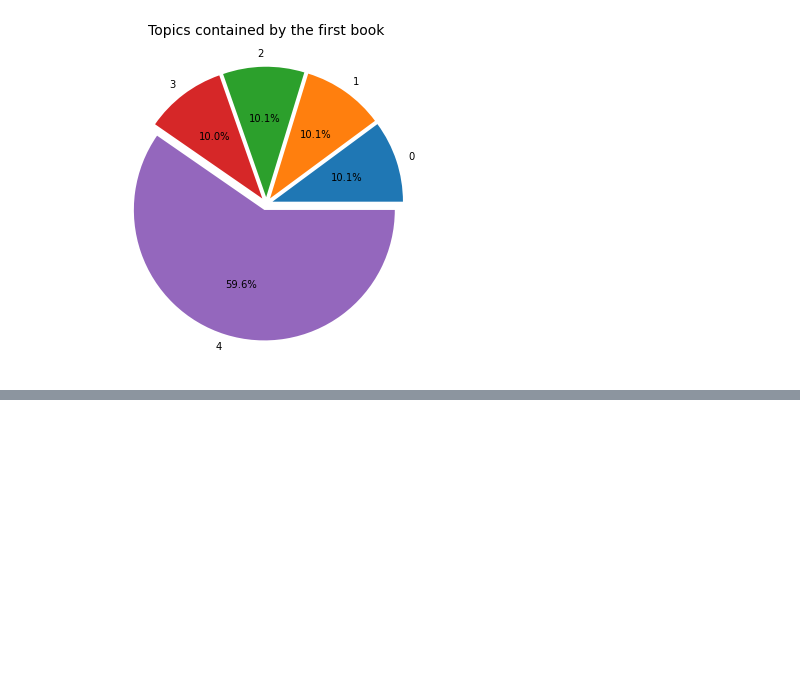
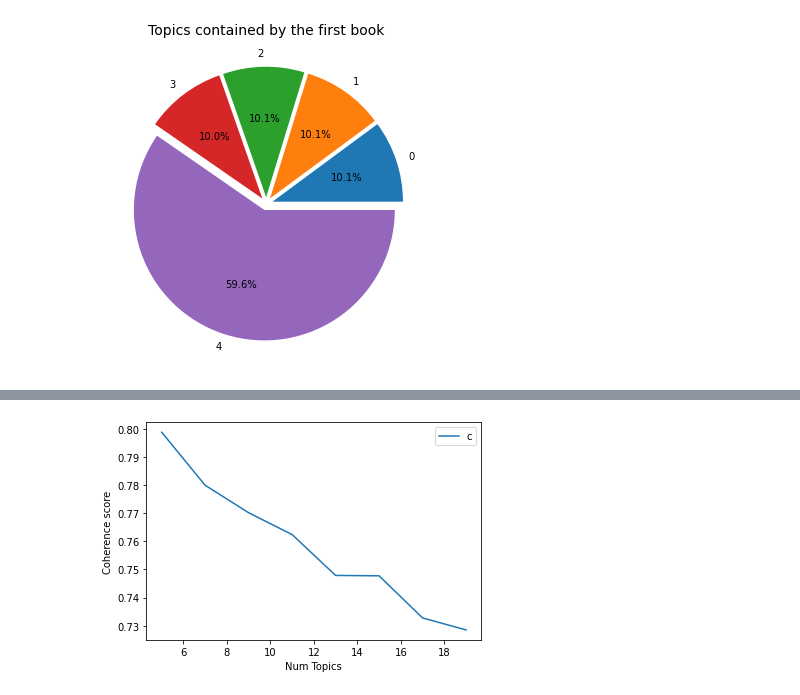
Before and after one commit to alexjercan/dm-lda, a Jupyter notebook: 10_TopicModeling.ipynb, the cells around one changed output, grey strips where cells are left out. Saved outputs shown, nothing was run; the diff lists cells and outputs as text; code cells hidden in the pictures; blank space fills up the shorter version.

```diff
--- a/10_TopicModeling.ipynb
+++ b/10_TopicModeling.ipynb
@@ -526,0 +552,12 @@ optimal_model.save(optimal_model_outpath)
+# %%
+# Now lets remove short words from our text
+# how short is a short words
+_short = 3
+
+def is_not_short(word):
+    return len(word) > _short
+
+df['TEXT'] = df['TEXT'].apply(partial(filter, is_not_short)).apply(list)
+df['TEXT'] = df['TEXT'].apply(partial(filter, str.isalpha)).apply(list)
+df['TEXT'] = df['TEXT'].apply(partial(map, str.lower)).apply(list)
+df.head()
@@ -526,0 +647,19 @@ optimal_model.save(optimal_model_outpath)
+# %%
+coherence_values = []
+model_list = []
+x = range(5, 21, 2)
+
+for num_topics in x:
+    model = LdaModel(corpus=corpus, id2word=id2word, num_topics=num_topics, random_state=42)
+    model_list.append(model)
+    coherencemodel = CoherenceModel(model=model, texts=df['TEXT'], dictionary=id2word, coherence='c_v')
+    coherence_values.append(coherencemodel.get_coherence())
+
+# Show graph
+plt.plot(x, coherence_values)
+plt.xlabel("Num Topics")
+plt.ylabel("Coherence score")
+plt.legend(("coherence_values"), loc='best')
+plt.show()
+# %% [output]
+[figure, added]
```
Also changed, not shown: parts of 19 cells of this notebook.
